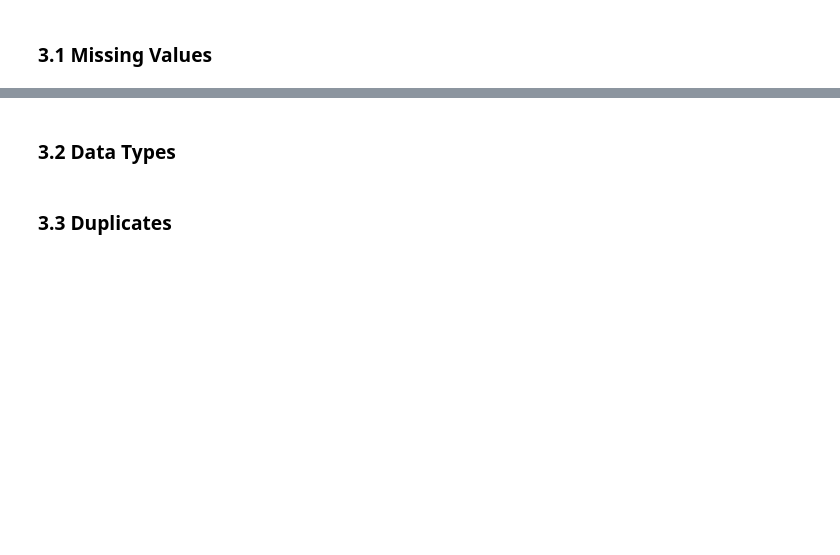
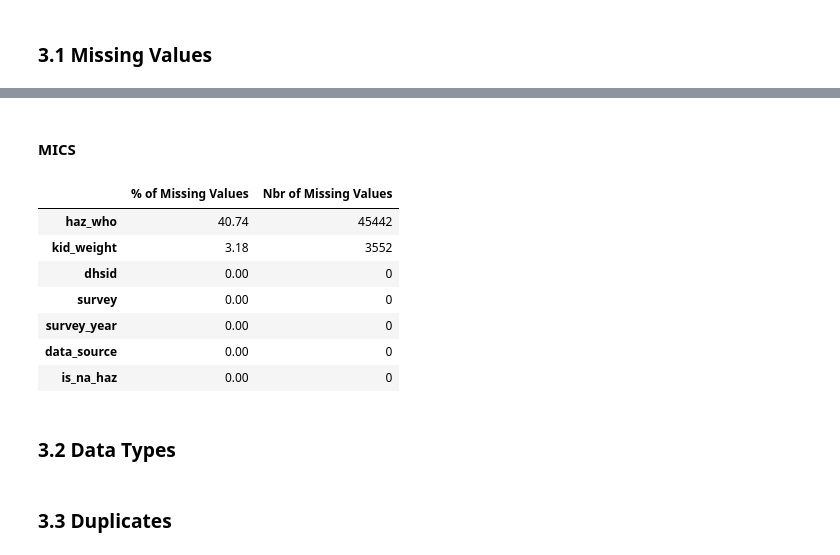
Before and after one commit to KassoumHabibou/Mapping-Hunger-in-Nigeria, a Jupyter notebook: 02_data wrangling.ipynb, the cells around one changed output, grey strips where cells are left out. Cells and saved outputs as stored; diff of their text form; code cells hidden in the pictures; blank space fills up the shorter version.

```diff
--- a/02_data wrangling.ipynb
+++ b/02_data wrangling.ipynb
@@ -55,2 +82,9 @@ ndhs_coordinate = gpd.GeoDataFrame(ndhs_coordinate,geometry=gpd.points_from_xy(n
+# %%
+# Importing data
+## Load individual dataset
+mics_df_2007 = pd.read_spss('./input/data/mics/Nigeria 2007 MICS_Datasets/Nigeria MICS 2007 SPSS Datasets/who_z.sav')
+
+## Load cluster coordinates and convert to geodataframe
+#mics_df_2007_coordinate =  gpd.read_file("./input/data/mics/Nigeria 2007 MICS_Datasets/NigeriaMICS2016-17Boundaries_1/Shapefiles/mics_boundaries3.shp")
 # %% [markdown]
 ## 3. DATA CLEANING
@@ -61,3 +107,17 @@ ndhs_coordinate = gpd.GeoDataFrame(ndhs_coordinate,geometry=gpd.points_from_xy(n
+# %% [markdown]
+#### MICS
+# %%
+# Missing values
+pd.DataFrame(data={'% of Missing Values':round(mics_df_2007.isna().sum()/mics_df_2007.isna().count()*100,2),'Nbr of Missing Values':mics_df_2007.isna().sum()}).sort_values(by='% of Missing Values',ascending=False)
+# %% [output]
+|  | % of Missing Values | Nbr of Missing Values |
+| haz_who | 40.74 | 45442 |
+| kid_weight | 3.18 | 3552 |
+| dhsid | 0.00 | 0 |
+| survey | 0.00 | 0 |
+| survey_year | 0.00 | 0 |
+| data_source | 0.00 | 0 |
+| is_na_haz | 0.00 | 0 |
 # %% [markdown]
 ### 3.2 Data Types
 # %% [markdown]
```
Also changed, not shown: parts of 16 cells of this notebook, 6 other files.
